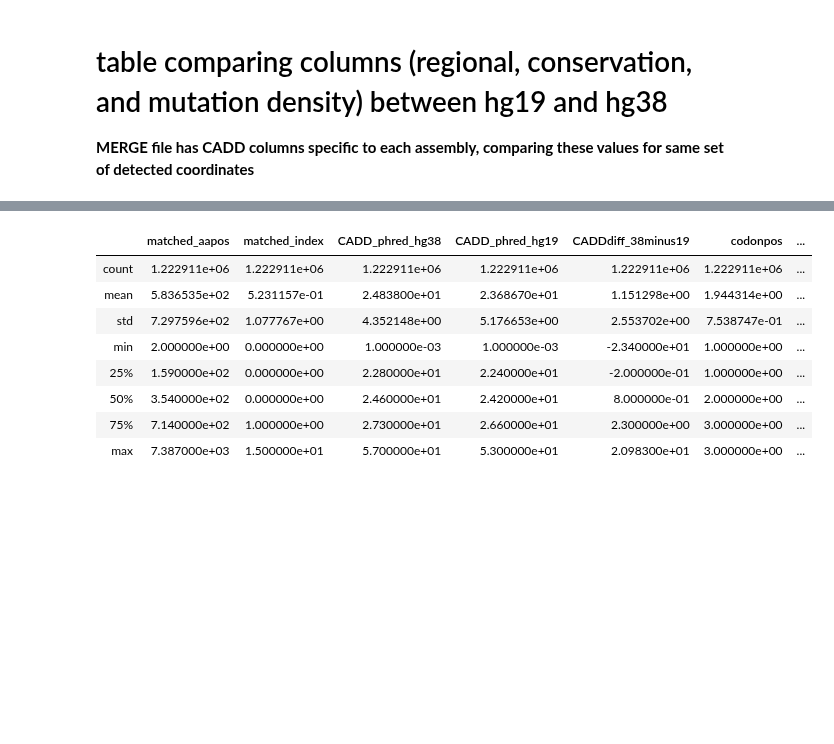
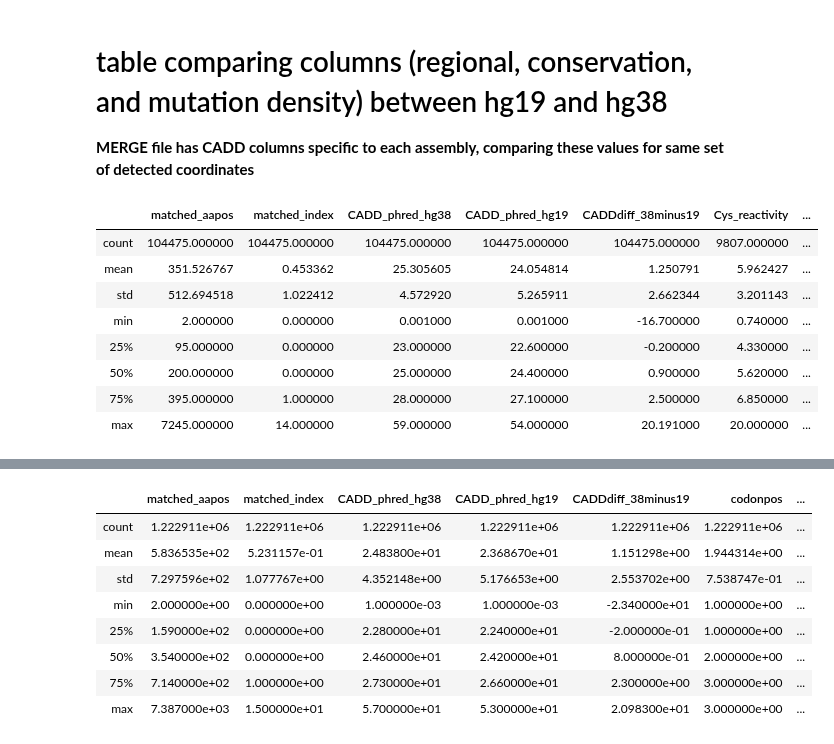
Before and after one commit to Mfpfox/MAPPING, a Jupyter notebook: Rfig_file_filter.ipynb, the cells around one changed output, grey strips where cells are left out. Saved outputs shown, nothing was run; the diff lists cells and outputs as text; code cells hidden in the pictures; blank space fills up the shorter version.

```diff
--- a/Rfig_file_filter.ipynb
+++ b/Rfig_file_filter.ipynb
@@ -132,5 +132,15 @@ os.chdir("/Users/mariapalafox/Box Sync/CODE_DATA/dir_MAPpaper/CADDmapped/RESULT_
 # %%
 detmerge = pd.read_csv("MERGE_dbNSFP_CADD_DETECTED_CK_104475.csv", low_memory=False)
 detdescribe = detmerge.describe()
-detdescribe.to_csv("MERGE_DET_DESCRIBE.csv")
+# detdescribe.to_csv("MERGE_DET_DESCRIBE.csv")
 detdescribe
+# %% [output]
+|  | matched_aapos | matched_index | CADD_phred_hg38 | CADD_phred_hg19 | CADDdiff_38minus19 | Cys_reactivity | ... |
+| count | 104475.000000 | 104475.000000 | 104475.000000 | 104475.000000 | 104475.000000 | 9807.000000 | ... |
+| mean | 351.526767 | 0.453362 | 25.305605 | 24.054814 | 1.250791 | 5.962427 | ... |
+| std | 512.694518 | 1.022412 | 4.572920 | 5.265911 | 2.662344 | 3.201143 | ... |
+| min | 2.000000 | 0.000000 | 0.001000 | 0.001000 | -16.700000 | 0.740000 | ... |
+| 25% | 95.000000 | 0.000000 | 23.000000 | 22.600000 | -0.200000 | 4.330000 | ... |
+| 50% | 200.000000 | 0.000000 | 25.000000 | 24.400000 | 0.900000 | 5.620000 | ... |
+| 75% | 395.000000 | 1.000000 | 28.000000 | 27.100000 | 2.500000 | 6.850000 | ... |
+| max | 7245.000000 | 14.000000 | 59.000000 | 54.000000 | 20.191000 | 20.000000 | ... |
```
Also changed, not shown: parts of 7 cells of this notebook.
